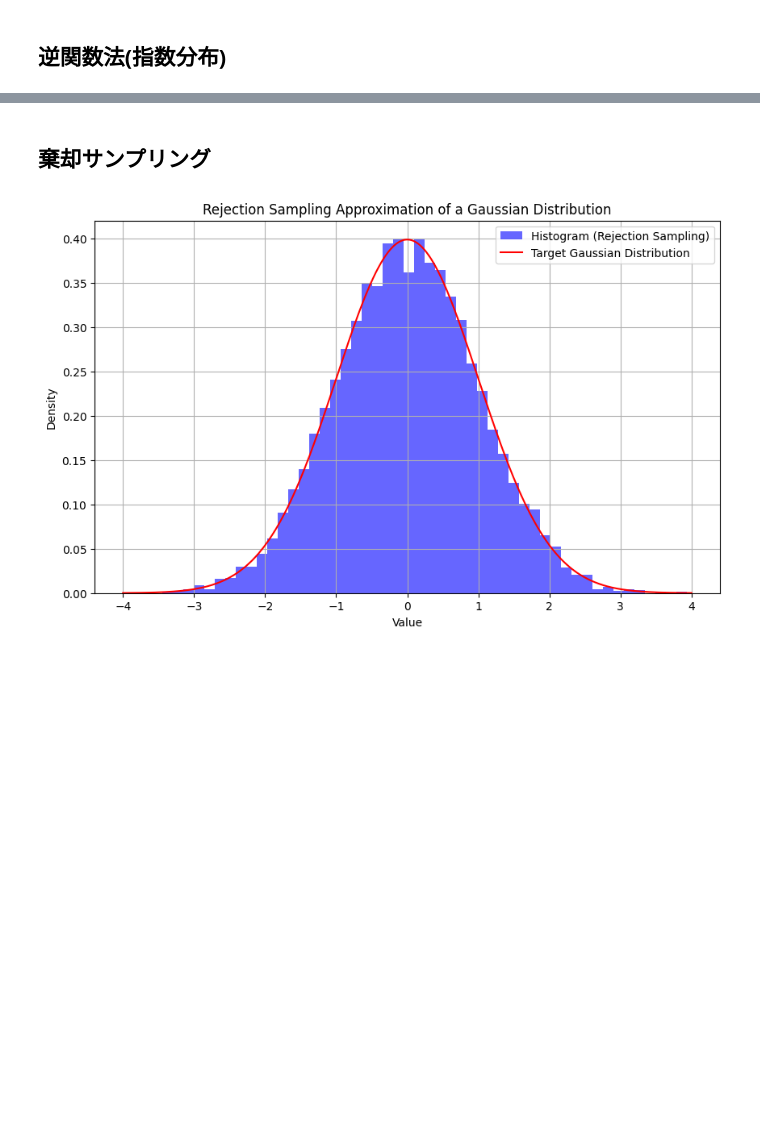
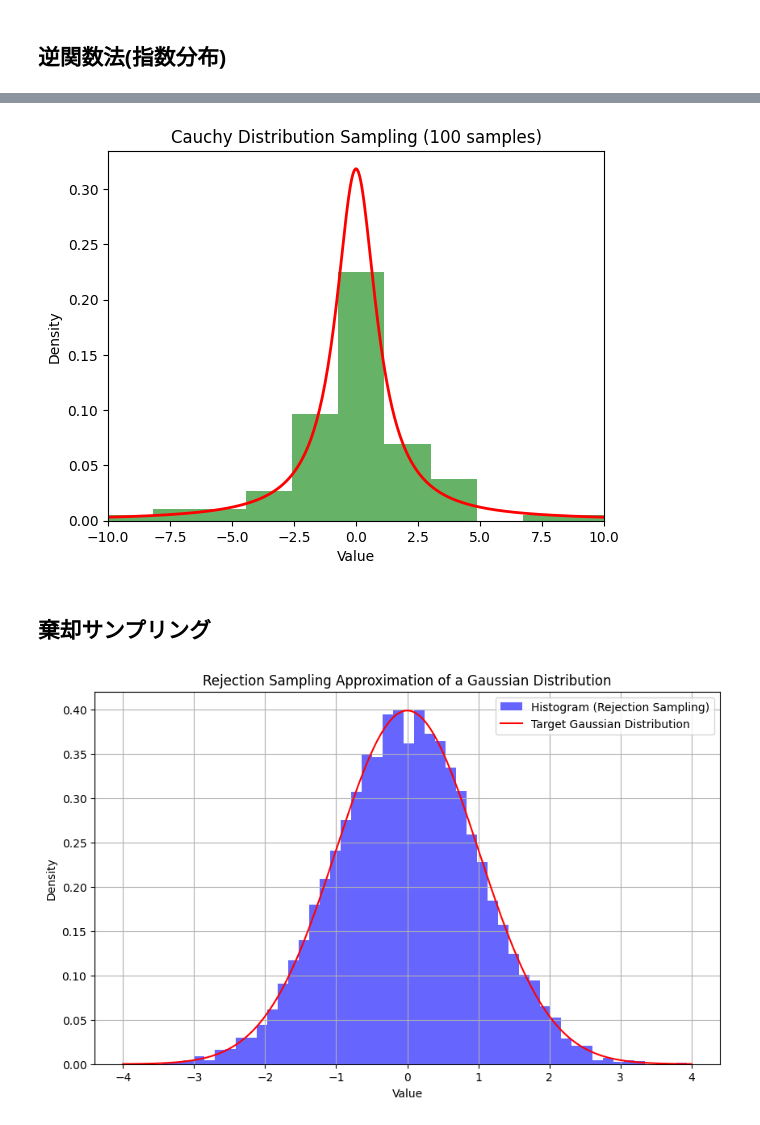
Before and after one commit to YusakuNakajima/PRML_Chap11, a Jupyter notebook: montecalro_sampling.ipynb, the cells around one changed output, grey strips where cells are left out. Saved outputs shown, nothing was run; the diff lists cells and outputs as text; code cells hidden in the pictures; blank space fills up the shorter version.

```diff
--- a/montecalro_sampling.ipynb
+++ b/montecalro_sampling.ipynb
@@ -37,3 +37,37 @@ plt.show()
+# %%
+import numpy as np
+import matplotlib.pyplot as plt
+
+def sample_cauchy(num_samples):
+    # 均一分布からサンプリング
+    uniform_samples = np.random.uniform(0, 1, num_samples)
+
+    # 変換してコーシー分布のサンプルを生成
+    cauchy_samples = np.tan(np.pi * (uniform_samples - 0.5))
+
+    return cauchy_samples
+
+# サンプル数の設定
+num_samples = 100
+
+# サンプリング
+samples = sample_cauchy(num_samples)
+
+# 結果のプロット
+plt.hist(samples, bins=30, density=True, alpha=0.6, color='g')
+
+# 理論的なコーシー分布のプロット
+x = np.linspace(min(samples), max(samples), num_samples*10)
+pdf = 1 / (np.pi * (1 + x**2))
+plt.plot(x, pdf, 'r-', lw=2)
+
+plt.xlabel('Value')
+plt.ylabel('Density')
+plt.xlim(-10, 10)
+plt.title('Cauchy Distribution Sampling (100 samples)')
+plt.show()
+# %% [output]
+[figure, added]
 # %% [markdown]
 ## 棄却サンプリング
 # %%
```
Also changed, not shown: parts of 1 cell of this notebook, 13 other files.
